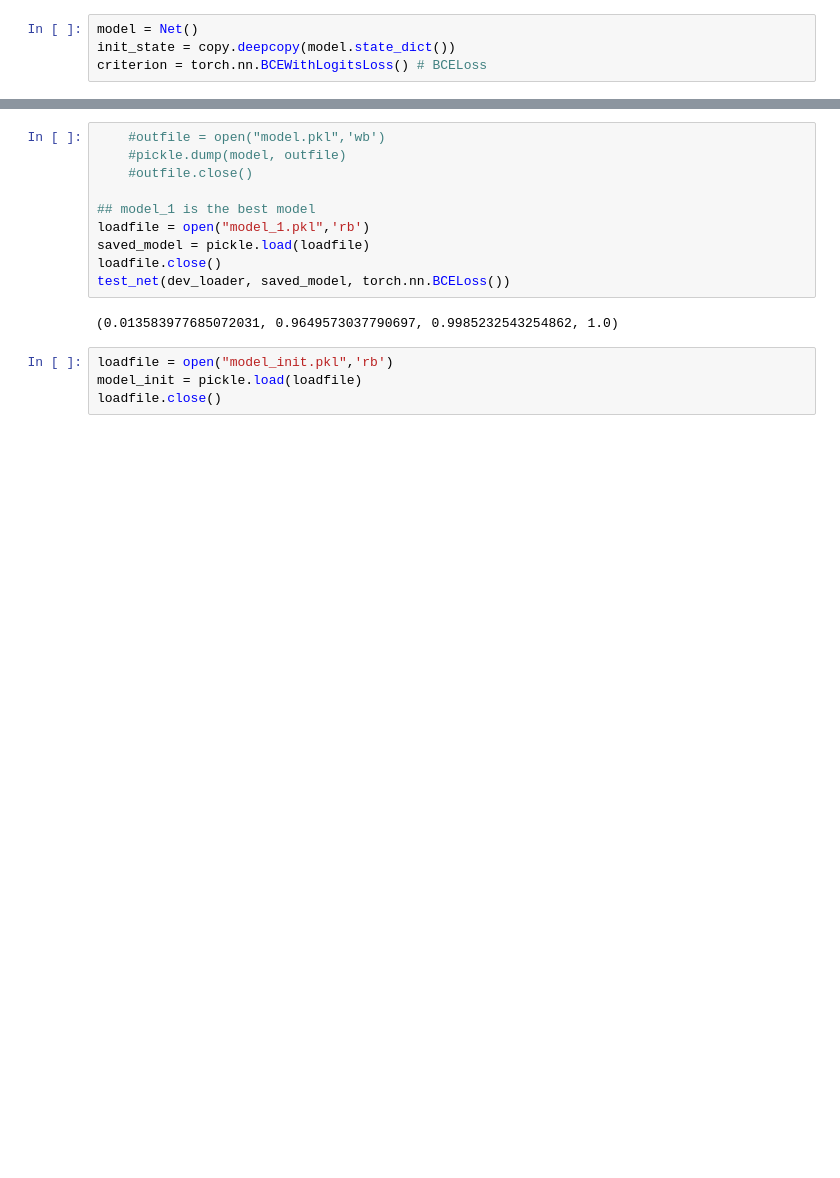
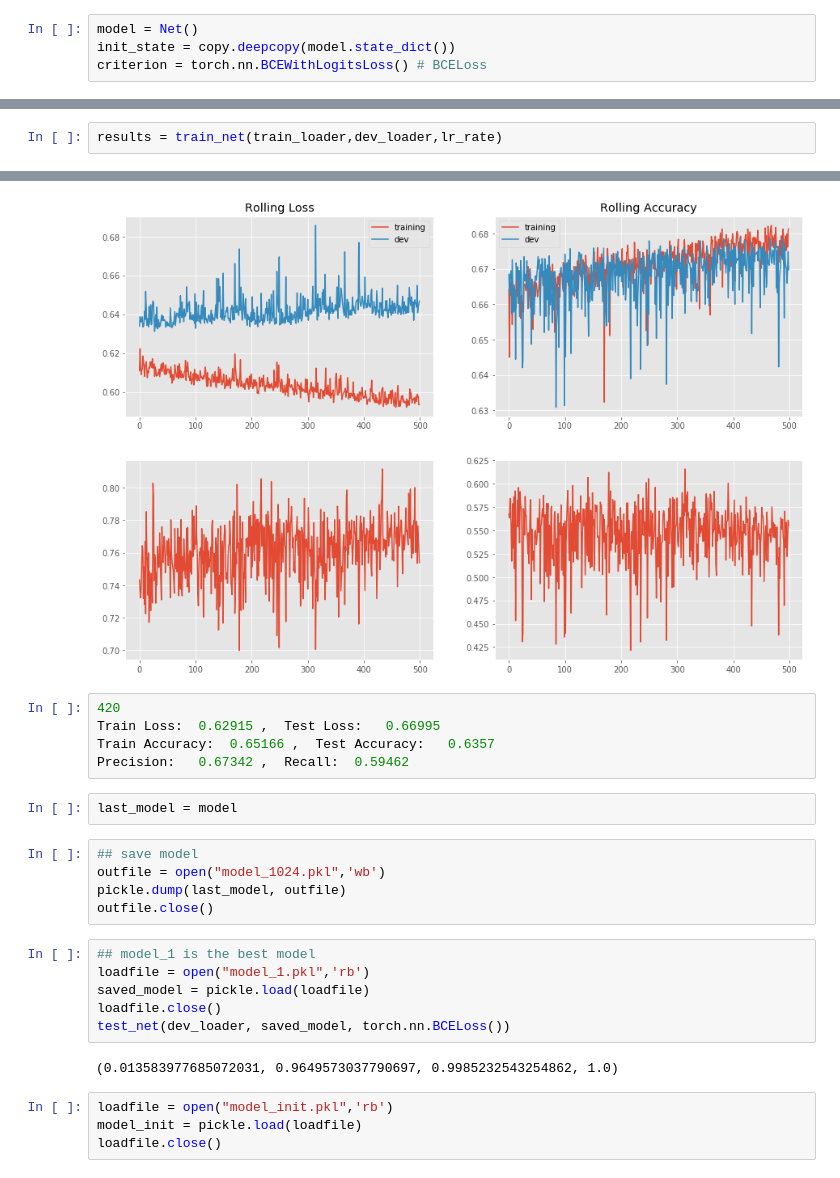
Before and after one commit to binglesley/Project-90106-G28, a Jupyter notebook: Raelene/research_data_nn_BCEWithLogitsLoss-clean.ipynb, the cells around one changed output, grey strips where cells are left out. Cells and saved outputs as stored; diff of their text form; blank space fills up the shorter version.

```diff
--- a/Raelene/research_data_nn_BCEWithLogitsLoss-clean.ipynb
+++ b/Raelene/research_data_nn_BCEWithLogitsLoss-clean.ipynb
@@ -271,0 +272,3 @@ Test set zeros:          1116.0 2452 tensor(0.4551)
+# %%
+results = train_net(train_loader,dev_loader,lr_rate)
+# %% [output]
@@ -272,8 +292,18 @@ Test set zeros:          1116.0 2452 tensor(0.4551)
+[figure, added]
+[figure, added]
+# %%
+420
+Train Loss:	 0.62915 , 	Test Loss:	 0.66995
+Train Accuracy:	 0.65166 , 	Test Accuracy:	 0.6357
+Precision:	 0.67342 , 	Recall:	 0.59462
+# %%
+last_model = model
+# %%
+## save model
+outfile = open("model_1024.pkl",'wb')
+pickle.dump(last_model, outfile)
+outfile.close()
 # %%
-    #outfile = open("model.pkl",'wb')
-    #pickle.dump(model, outfile)
-    #outfile.close()
-
 ## model_1 is the best model
 loadfile = open("model_1.pkl",'rb')
 saved_model = pickle.load(loadfile)
```
Also changed, not shown: parts of 23 cells of this notebook, 11 other files.
